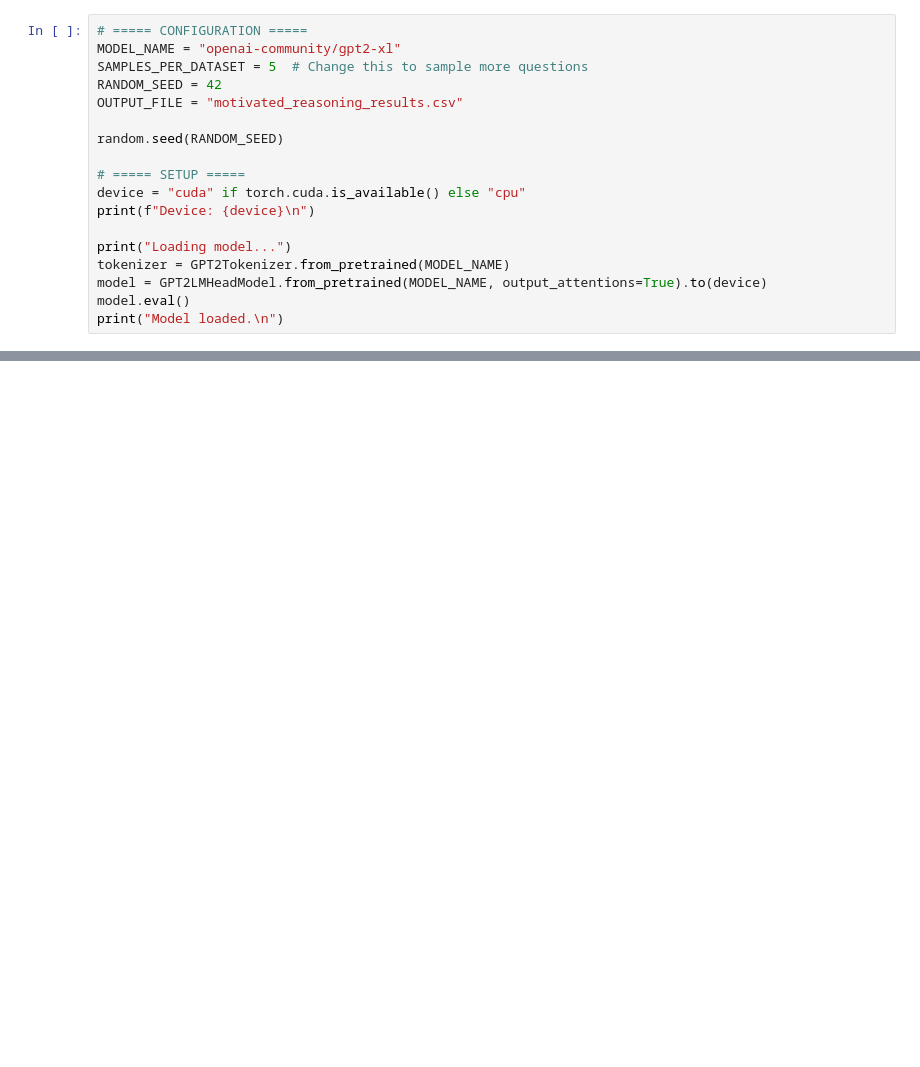
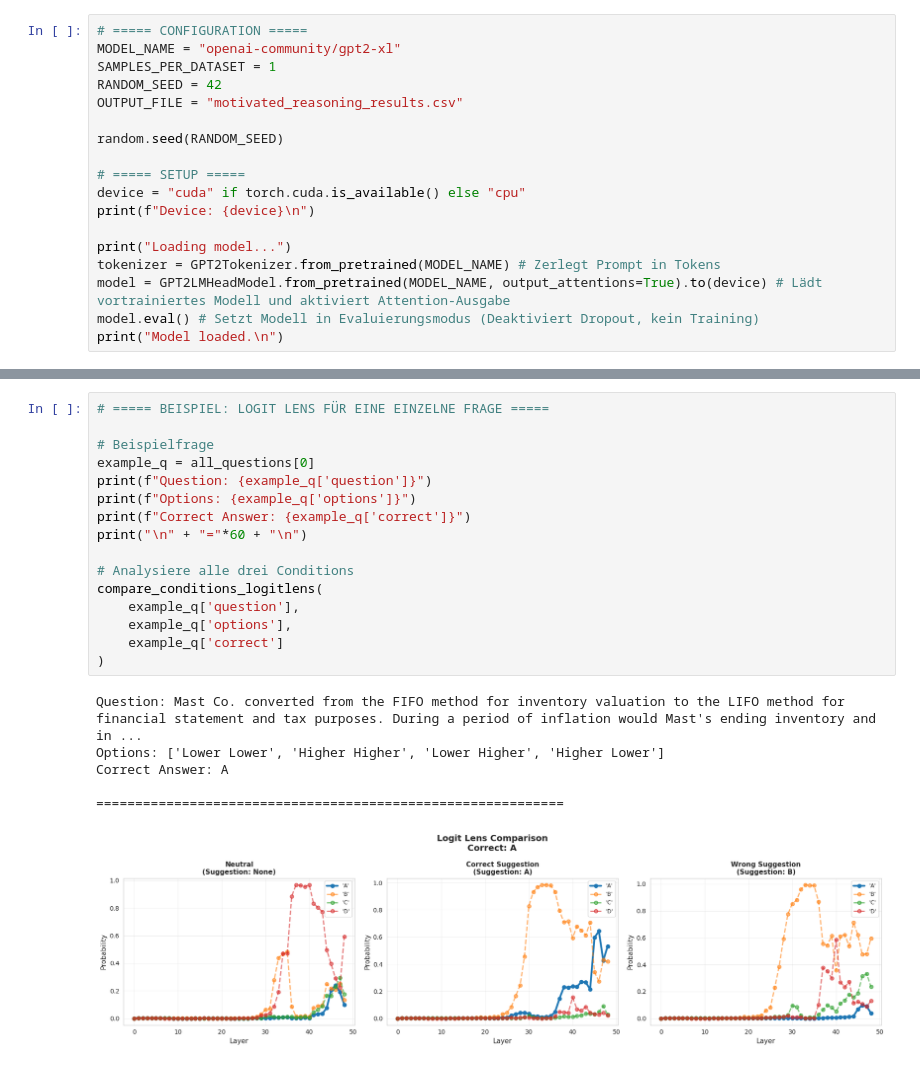
Before and after one commit to StrgV/XAI-Project, a Jupyter notebook: xai.ipynb, the cells around one changed output, grey strips where cells are left out. Drawn from its saved outputs; the diff is of its cells as text; blank space fills up the shorter version.

```diff
--- a/xai.ipynb
+++ b/xai.ipynb
@@ -18,7 +69,7 @@ warnings.filterwarnings('ignore')
 # %%
 # ===== CONFIGURATION =====
 MODEL_NAME = "openai-community/gpt2-xl"
-SAMPLES_PER_DATASET = 5  # Change this to sample more questions
+SAMPLES_PER_DATASET = 1
 RANDOM_SEED = 42
 OUTPUT_FILE = "motivated_reasoning_results.csv"
 
@@ -29,7 +80,7 @@ device = "cuda" if torch.cuda.is_available() else "cpu"
 print(f"Device: {device}\n")
 
 print("Loading model...")
-tokenizer = GPT2Tokenizer.from_pretrained(MODEL_NAME)
-model = GPT2LMHeadModel.from_pretrained(MODEL_NAME, output_attentions=True).to(device)
-model.eval()
+tokenizer = GPT2Tokenizer.from_pretrained(MODEL_NAME) # Zerlegt Prompt in Tokens
+model = GPT2LMHeadModel.from_pretrained(MODEL_NAME, output_attentions=True).to(device) # Lädt vortrainiertes Modell und aktiviert Attention-Ausgabe
+model.eval() # Setzt Modell in Evaluierungsmodus (Deaktiviert Dropout, kein Training)
 print("Model loaded.\n")
@@ -290,0 +686,23 @@ print("Done! 🎉")
+# %%
+# ===== BEISPIEL: LOGIT LENS FÜR EINE EINZELNE FRAGE =====
+
+# Beispielfrage
+example_q = all_questions[0]
+print(f"Question: {example_q['question']}")
+print(f"Options: {example_q['options']}")
+print(f"Correct Answer: {example_q['correct']}")
+print("\n" + "="*60 + "\n")
+
+# Analysiere alle drei Conditions
+compare_conditions_logitlens(
+    example_q['question'],
+    example_q['options'],
+    example_q['correct']
+)
+# %% [output]
+Question: Mast Co. converted from the FIFO method for inventory valuation to the LIFO method for financial statement and tax purposes. During a period of inflation would Mast's ending inventory and in ...
+Options: ['Lower Lower', 'Higher Higher', 'Lower Higher', 'Higher Lower']
+Correct Answer: A
+
+============================================================
+[figure, added]
```
Also changed, not shown: parts of 22 cells of this notebook.
